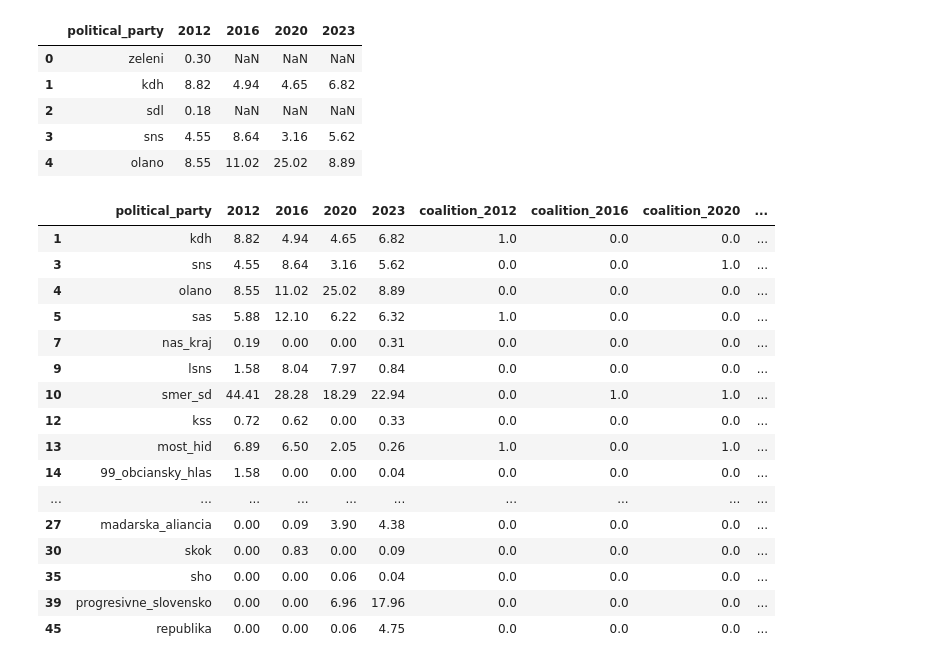
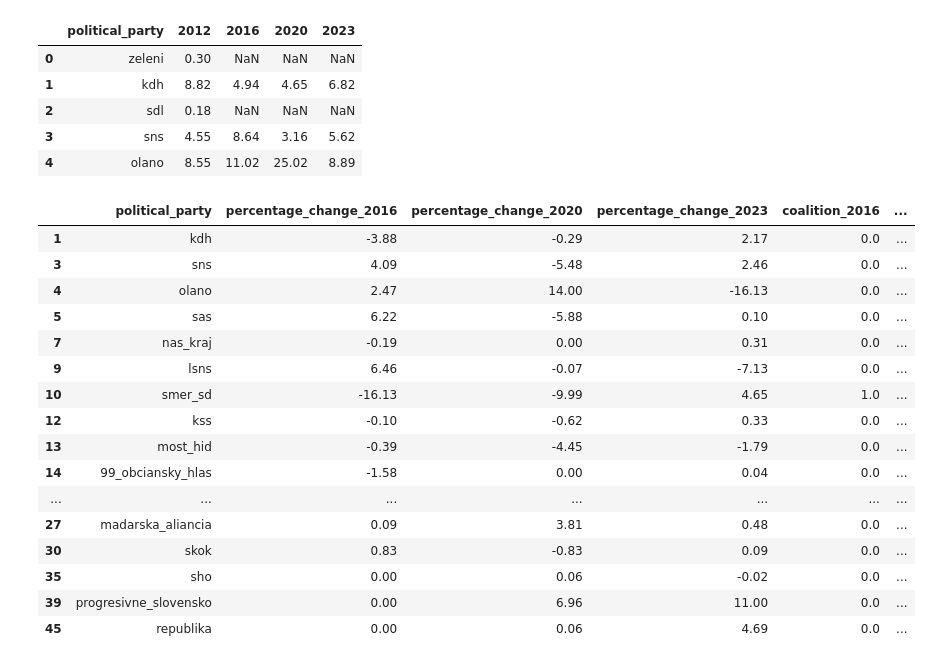
Before and after one commit to spitalskya/PDV-Slovak-election-prediction, a Jupyter notebook: src/exploratory_analysis.ipynb, the cells around one changed output. Cells and saved outputs as stored; diff of their text form; code cells hidden in the pictures.

```diff
--- a/src/exploratory_analysis.ipynb
+++ b/src/exploratory_analysis.ipynb
@@ -153,44 +214,51 @@ data_election_result.head()
 # %%
 data_coalition['until_year'] = pd.to_datetime(data_coalition['until']).dt.year
 coalition_mapping = data_coalition.pivot_table(
     index='political_party',
     columns='until_year',
     values='coalition',
     fill_value=0
 ).reset_index()
 coalition_mapping.columns.name = None
 coalition_mapping.rename(columns=lambda x: f"coalition_{x}" if isinstance(x, int) else x, inplace=True)
 
 
 # Merge with coalition data for each year
 df_combined = pd.merge(
     data_election_result,
     coalition_mapping,
     on='political_party',
     how='left'
 )
 df_combined = df_combined.fillna(0)
 df_combined
 columns_to_check = ['2012', '2016', '2020', '2023']
+df_filtered = df_combined[df_combined[columns_to_check].ne(0).sum(axis=1) > 1]
 
-# Filter out rows where the number of 0s in the specified columns is greater than 1
-df_filtered = df_combined[df_combined[columns_to_check].ne(0).sum(axis=1) > 1]
-df_filtered
+df_changes = pd.DataFrame()
+df_changes["political_party"] = df_filtered["political_party"]
+df_changes['percentage_change_2016'] = df_filtered["2016"] - df_filtered["2012"]
+df_changes['percentage_change_2020'] = df_filtered["2020"] - df_filtered["2016"]
+df_changes['percentage_change_2023'] = df_filtered["2023"] - df_filtered["2020"]
+df_changes['coalition_2016'] = df_filtered['coalition_2016']
+df_changes['coalition_2020'] = df_filtered['coalition_2020']
+df_changes['coalition_2023'] = df_filtered['coalition_2023']
+df_changes
 # %% [output]
-|  | political_party | 2012 | 2016 | 2020 | 2023 | coalition_2012 | coalition_2016 | coalition_2020 | ... |
-| 1 | kdh | 8.82 | 4.94 | 4.65 | 6.82 | 1.0 | 0.0 | 0.0 | ... |
-| 3 | sns | 4.55 | 8.64 | 3.16 | 5.62 | 0.0 | 0.0 | 1.0 | ... |
-| 4 | olano | 8.55 | 11.02 | 25.02 | 8.89 | 0.0 | 0.0 | 0.0 | ... |
-| 5 | sas | 5.88 | 12.10 | 6.22 | 6.32 | 1.0 | 0.0 | 0.0 | ... |
-| 7 | nas_kraj | 0.19 | 0.00 | 0.00 | 0.31 | 0.0 | 0.0 | 0.0 | ... |
-| 9 | lsns | 1.58 | 8.04 | 7.97 | 0.84 | 0.0 | 0.0 | 0.0 | ... |
-| 10 | smer_sd | 44.41 | 28.28 | 18.29 | 22.94 | 0.0 | 1.0 | 1.0 | ... |
-| 12 | kss | 0.72 | 0.62 | 0.00 | 0.33 | 0.0 | 0.0 | 0.0 | ... |
-| 13 | most_hid | 6.89 | 6.50 | 2.05 | 0.26 | 1.0 | 0.0 | 1.0 | ... |
-| 14 | 99_obciansky_hlas | 1.58 | 0.00 | 0.00 | 0.04 | 0.0 | 0.0 | 0.0 | ... |
-| ... | ... | ... | ... | ... | ... | ... | ... | ... | ... |
-| 27 | madarska_aliancia | 0.00 | 0.09 | 3.90 | 4.38 | 0.0 | 0.0 | 0.0 | ... |
-| 30 | skok | 0.00 | 0.83 | 0.00 | 0.09 | 0.0 | 0.0 | 0.0 | ... |
-| 35 | sho | 0.00 | 0.00 | 0.06 | 0.04 | 0.0 | 0.0 | 0.0 | ... |
-| 39 | progresivne_slovensko | 0.00 | 0.00 | 6.96 | 17.96 | 0.0 | 0.0 | 0.0 | ... |
-| 45 | republika | 0.00 | 0.00 | 0.06 | 4.75 | 0.0 | 0.0 | 0.0 | ... |
+|  | political_party | percentage_change_2016 | percentage_change_2020 | percentage_change_2023 | coalition_2016 | ... |
+| 1 | kdh | -3.88 | -0.29 | 2.17 | 0.0 | ... |
+| 3 | sns | 4.09 | -5.48 | 2.46 | 0.0 | ... |
+| 4 | olano | 2.47 | 14.00 | -16.13 | 0.0 | ... |
+| 5 | sas | 6.22 | -5.88 | 0.10 | 0.0 | ... |
+| 7 | nas_kraj | -0.19 | 0.00 | 0.31 | 0.0 | ... |
+| 9 | lsns | 6.46 | -0.07 | -7.13 | 0.0 | ... |
+| 10 | smer_sd | -16.13 | -9.99 | 4.65 | 1.0 | ... |
+| 12 | kss | -0.10 | -0.62 | 0.33 | 0.0 | ... |
+| 13 | most_hid | -0.39 | -4.45 | -1.79 | 0.0 | ... |
+| 14 | 99_obciansky_hlas | -1.58 | 0.00 | 0.04 | 0.0 | ... |
+| ... | ... | ... | ... | ... | ... | ... |
+| 27 | madarska_aliancia | 0.09 | 3.81 | 0.48 | 0.0 | ... |
+| 30 | skok | 0.83 | -0.83 | 0.09 | 0.0 | ... |
+| 35 | sho | 0.00 | 0.06 | -0.02 | 0.0 | ... |
+| 39 | progresivne_slovensko | 0.00 | 6.96 | 11.00 | 0.0 | ... |
+| 45 | republika | 0.00 | 0.06 | 4.69 | 0.0 | ... |
```
Also changed, not shown: parts of 18 cells of this notebook, 5 other files.
